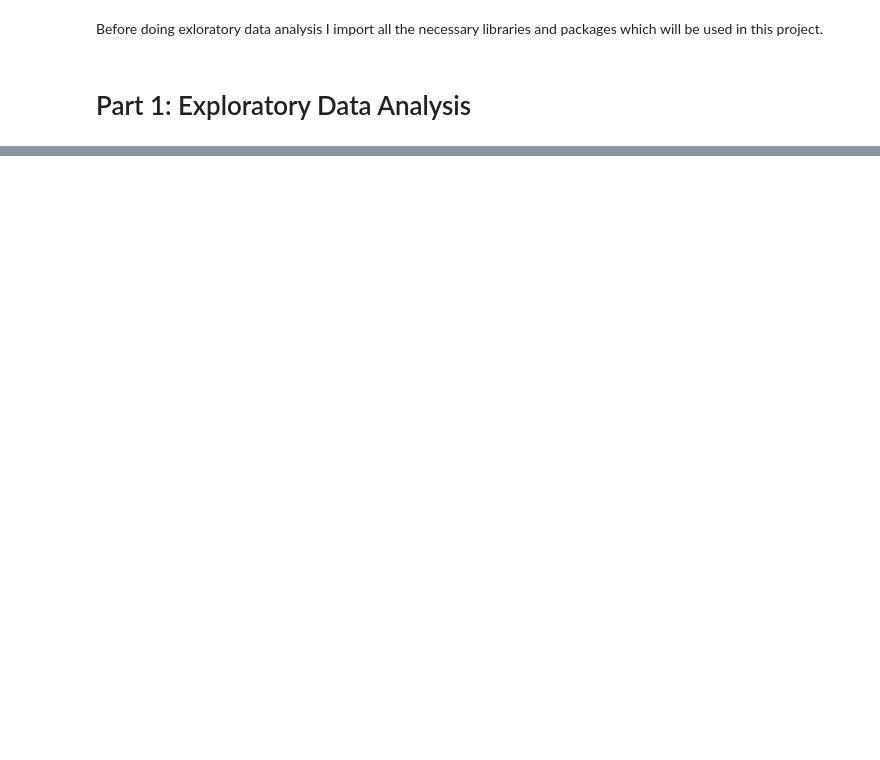
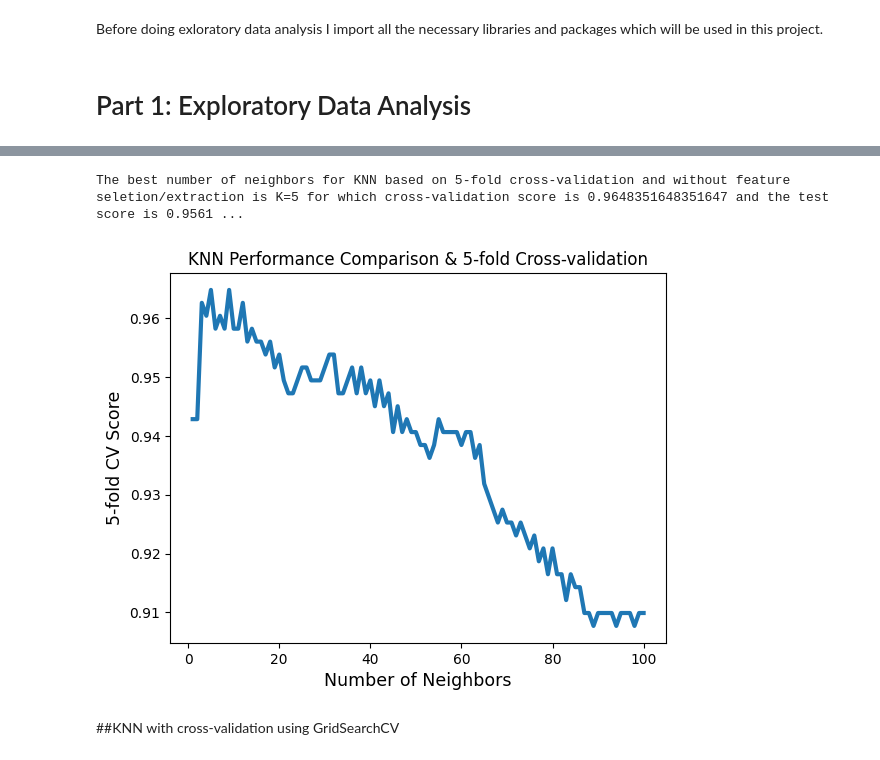
Before and after one commit to Parniaahmadi/Breast-Cancer, a Jupyter notebook: BreastCancer.ipynb, the cells around one changed output, grey strips where cells are left out. Drawn from its saved outputs; the diff is of its cells as text; code cells hidden in the pictures; blank space fills up the shorter version.

```diff
--- a/BreastCancer.ipynb
+++ b/BreastCancer.ipynb
@@ -32,3 +42,5 @@ from sklearn.decomposition import PCA  # For feature extraction using PCA
 from sklearn.model_selection import GridSearchCV  # For performing cross-validation using GridSearchCV
 # %% [markdown]
 # Part 1: Exploratory Data Analysis
+# %%
+dataset = load_breast_cancer()
@@ -34,0 +302,44 @@ from sklearn.model_selection import GridSearchCV  # For performing cross-validat
+# %%
+## KNN with k-fold cross-validation
+
+def KNN_with_CV(N_neighbors, cv, X_train, X_test, y_train, y_test):
+  '''
+  N_neighbors: array of number of neighbors
+  cv: number of folds in cross-validation
+  '''
+
+  mean_cv_scores = []  # For saving the average of cross-validation scores
+
+  for i in N_neighbors:
+    knn = KNeighborsClassifier(n_neighbors=i)  # Create KNN classifier
+    scores = cross_val_score(knn, X_train, y_train, cv=cv, scoring='accuracy')  # scoring, if None the estimator’s default scorer (if available) is used
+    scores_mean = scores.mean()
+    mean_cv_scores.append(scores_mean)
+
+    # print('K = {}'.format(i))
+    # print('Scores = {}'.format(scores))
+    # print('Average score = {} or approximately {}%\n'.format(scores_mean, int(round(scores_mean*100))))
+
+  max_cv_score = max(mean_cv_scores)  # The best cross-validation score
+  K_opt = N_neighbors[mean_cv_scores.index(max_cv_score)]  # Number of neighbors for the best cross-validation score
+  test_score, _, _ = KNN_without_CV([K_opt], X_train, X_test, y_train, y_test)  # Finding the test score based on the best number of neighbors found using cross-validation
+
+  return max_cv_score, K_opt, mean_cv_scores, test_score
+# %%
+## Plot cross-validation scores for different number of neighbours ##
+
+cv = 5  # Number of folds in cross-validation
+max_cv_score, K_opt, mean_cv_scores, test_score = KNN_with_CV(N_neighbors, cv, X_train, X_test, y_train, y_test)  # Finding the best number of neighbors based on the best cross-validation score
+
+print('The best number of neighbors for KNN based on {}-fold cross-validation and without feature seletion/extraction is K={} for which cross-validation score is {} and the test score is {}. \n\n'.format(cv, K_opt, max_cv_score, test_score))
+
+plt.plot(N_neighbors, mean_cv_scores, linewidth = 3)
+plt.xlabel('Number of Neighbors', fontsize=12.5)
+plt.ylabel('{}-fold CV Score'.format(cv), fontsize=12.5)
+plt.title('KNN Performance Comparison & {}-fold Cross-validation'.format(cv), fontsize=12)
+plt.show()
+# %% [output]
+The best number of neighbors for KNN based on 5-fold cross-validation and without feature seletion/extraction is K=5 for which cross-validation score is 0.9648351648351647 and the test score is 0.9561 ...
+[figure, added]
+# %% [markdown]
+##KNN with cross-validation using GridSearchCV
```
Also changed, not shown: parts of 41 cells of this notebook.
